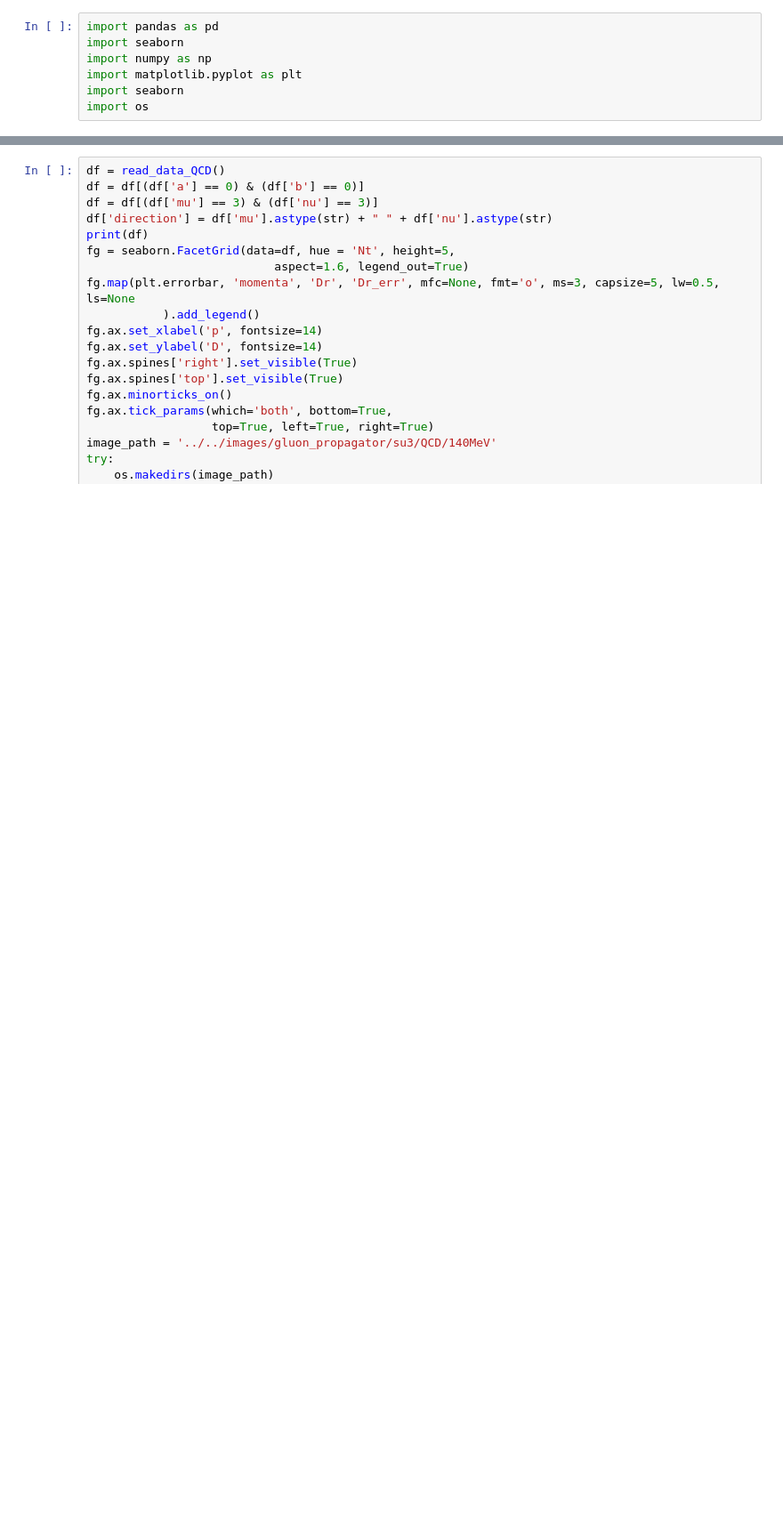
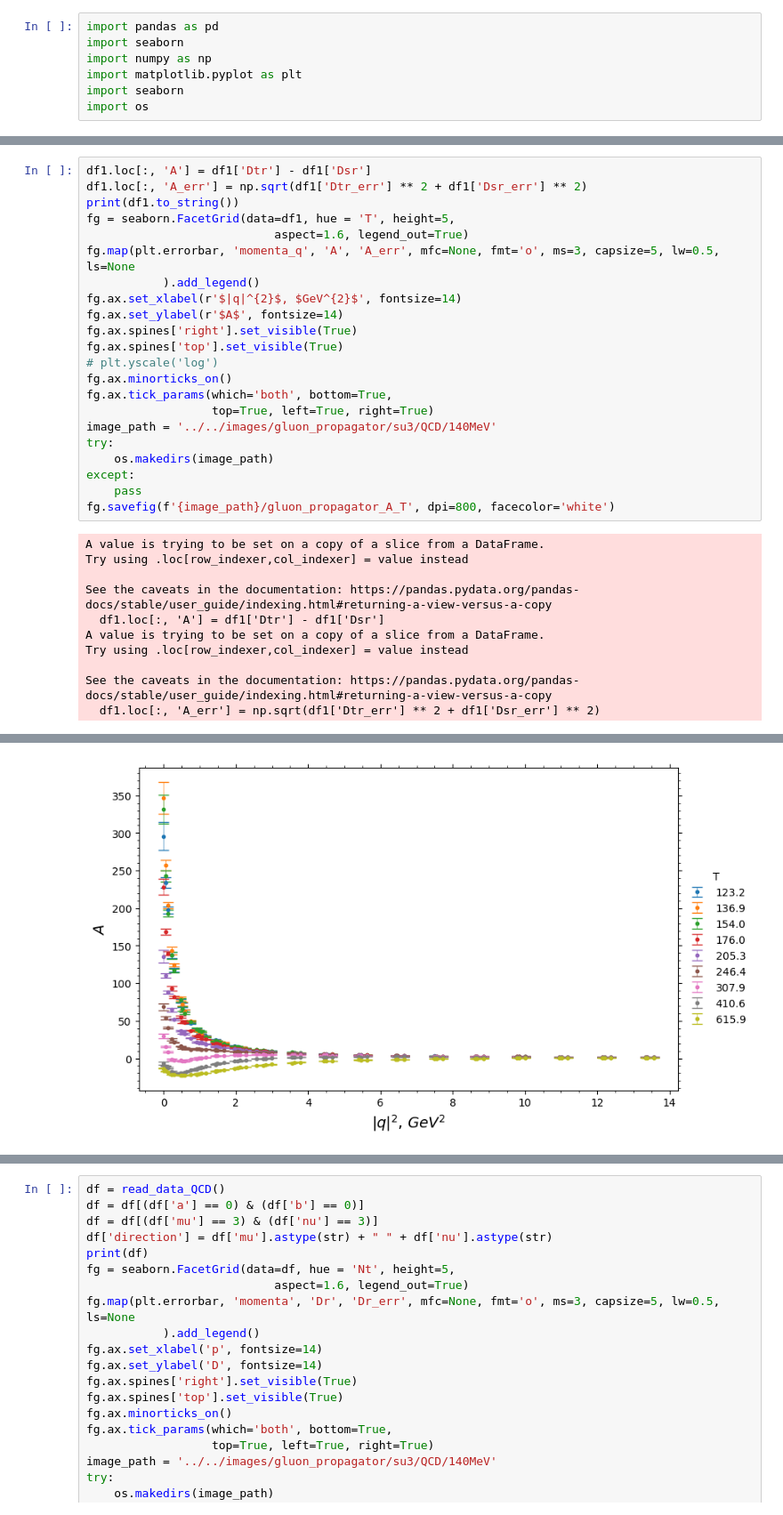
Before and after one commit to ilyakudrov/observables, a Jupyter notebook: python_jupyter/gluon_propagator/gluon_propagator.ipynb, the cells around one changed output, grey strips where cells are left out. Shown at 89% size. Drawn from its saved outputs; the diff is of its cells as text; blank space fills up the shorter version.

```diff
--- a/python_jupyter/gluon_propagator/gluon_propagator.ipynb
+++ b/python_jupyter/gluon_propagator/gluon_propagator.ipynb
@@ -105,0 +165,33 @@ fg.savefig(f'{image_path}/gluon_propagator_Ds_Nt', dpi=800, facecolor='white')
+# %%
+df1.loc[:, 'A'] = df1['Dtr'] - df1['Dsr']
+df1.loc[:, 'A_err'] = np.sqrt(df1['Dtr_err'] ** 2 + df1['Dsr_err'] ** 2)
+print(df1.to_string())
+fg = seaborn.FacetGrid(data=df1, hue = 'T', height=5,
+                           aspect=1.6, legend_out=True)
+fg.map(plt.errorbar, 'momenta_q', 'A', 'A_err', mfc=None, fmt='o', ms=3, capsize=5, lw=0.5, ls=None
+           ).add_legend()
+fg.ax.set_xlabel(r'$|q|^{2}$, $GeV^{2}$', fontsize=14)
+fg.ax.set_ylabel(r'$A$', fontsize=14)
+fg.ax.spines['right'].set_visible(True)
+fg.ax.spines['top'].set_visible(True)
+# plt.yscale('log')
+fg.ax.minorticks_on()
+fg.ax.tick_params(which='both', bottom=True,
+                  top=True, left=True, right=True)
+image_path = '../../images/gluon_propagator/su3/QCD/140MeV'
+try:
+    os.makedirs(image_path)
+except:
+    pass
+fg.savefig(f'{image_path}/gluon_propagator_A_T', dpi=800, facecolor='white')
+# %% [output]
+A value is trying to be set on a copy of a slice from a DataFrame.
+Try using .loc[row_indexer,col_indexer] = value instead
+
+See the caveats in the documentation: https://pandas.pydata.org/pandas-docs/stable/user_guide/indexing.html#returning-a-view-versus-a-copy
+  df1.loc[:, 'A'] = df1['Dtr'] - df1['Dsr']
+A value is trying to be set on a copy of a slice from a DataFrame.
+Try using .loc[row_indexer,col_indexer] = value instead
+
+See the caveats in the documentation: https://pandas.pydata.org/pandas-docs/stable/user_guide/indexing.html#returning-a-view-versus-a-copy
+  df1.loc[:, 'A_err'] = np.sqrt(df1['Dtr_err'] ** 2 + df1['Dsr_err'] ** 2)
@@ -105,0 +215 @@ fg.savefig(f'{image_path}/gluon_propagator_Ds_Nt', dpi=800, facecolor='white')
+[figure, added]
```
Also changed, not shown: parts of 12 cells of this notebook, 5 other files.
